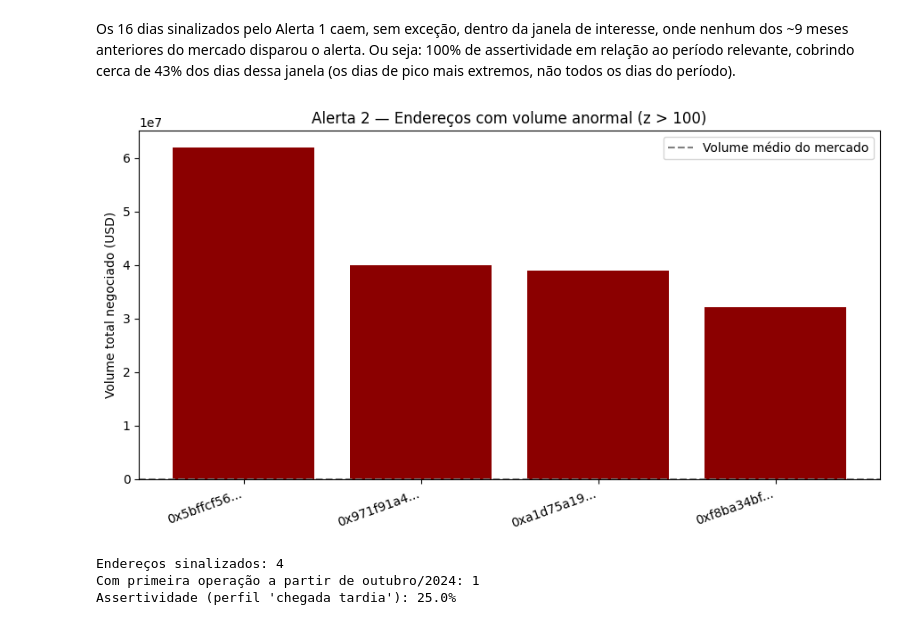
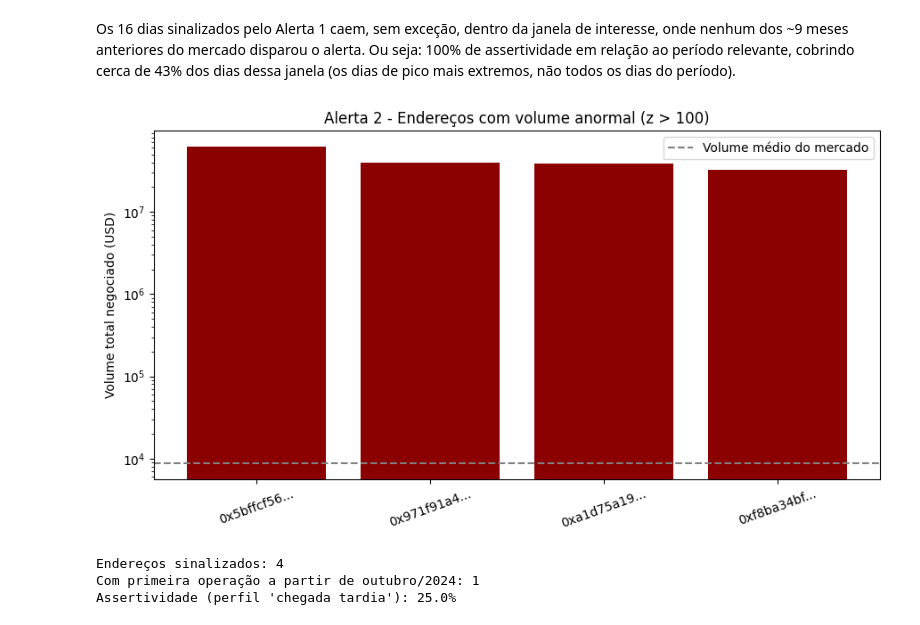
Before and after one commit to UFRJ-Analytica/ufrj-analytica-training, a Jupyter notebook: entregaveis/banco_de_dados_2/arthur_pereira/relatorio.ipynb, the cells around one changed output. Drawn from its saved outputs; the diff is of its cells as text; code cells hidden in the pictures.

```diff
--- a/entregaveis/banco_de_dados_2/arthur_pereira/relatorio_4.ipynb
+++ b/entregaveis/banco_de_dados_2/arthur_pereira/relatorio.ipynb
@@ -391,17 +391,18 @@ Os 16 dias sinalizados pelo Alerta 1 caem, sem exceção, dentro da janela de in
 # %%
 plt.figure(figsize=(9,5))
 enderecos_curtos = [a[:10] + "..." for a in alerta_enderecos["address"]]
 plt.bar(enderecos_curtos, alerta_enderecos["total_usd_volume"], color="darkred")
 plt.axhline(alerta_enderecos["media_volume"].iloc[0], color="gray", linestyle="--",
             label="Volume médio do mercado")
-plt.title("Alerta 2 — Endereços com volume anormal (z > 100)")
+plt.title("Alerta 2 - Endereços com volume anormal (z > 100)")
 plt.ylabel("Volume total negociado (USD)")
-plt.xticks(rotation=20, ha="right")
+plt.xticks(rotation=20)
+plt.yscale("log")
 plt.legend()
 plt.tight_layout()
 plt.show()
 # %% [output]
-[figure, old version]
+[figure, new version]
 # %%
 # Métrica de assertividade — Alerta 2
 # "Movimento real relevante" = endereço cuja primeira operação no mercado começou
```
